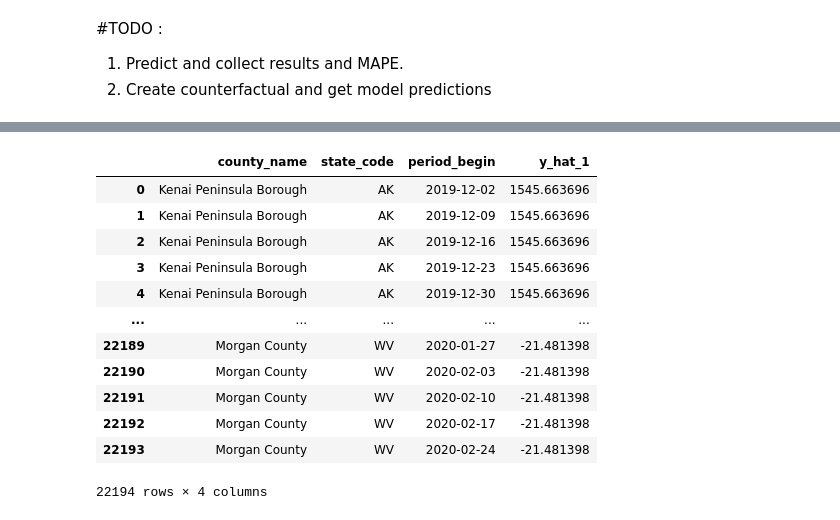
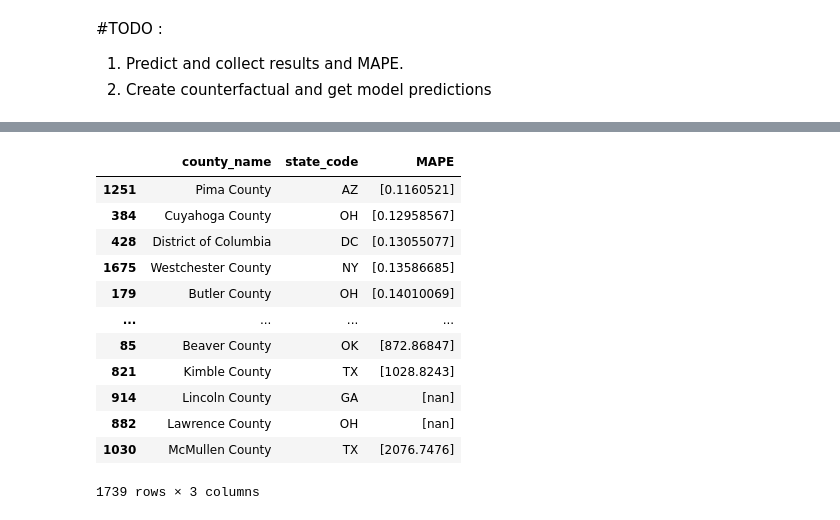
Before and after one commit to sparsha1644/HomePriceBeastNew, a Jupyter notebook: LSTM_EncoderDecoder.ipynb, the cells around one changed output, grey strips where cells are left out. Cells and saved outputs as stored; diff of their text form; code cells hidden in the pictures.

```diff
--- a/LSTM_EncoderDecoder.ipynb
+++ b/LSTM_EncoderDecoder.ipynb
@@ -641,19 +650,16 @@ np.mean(test_county_mape.MAPE)
 # %%
-test_county_mape
+test_county_mape.sort_values("MAPE")
+# %% [output]
+|  | county_name | state_code | MAPE |
+| 1251 | Pima County | AZ | [0.1160521] |
+| 384 | Cuyahoga County | OH | [0.12958567] |
+| 428 | District of Columbia | DC | [0.13055077] |
+| 1675 | Westchester County | NY | [0.13586685] |
+| 179 | Butler County | OH | [0.14010069] |
+| ... | ... | ... | ... |
+| 85 | Beaver County | OK | [872.86847] |
+| 821 | Kimble County | TX | [1028.8243] |
+| 914 | Lincoln County | GA | [nan] |
+| 882 | Lawrence County | OH | [nan] |
+| 1030 | McMullen County | TX | [2076.7476] |
+1739 rows × 3 columns
-# %%
-test_predicted_df_one_hop = get_prediction_result(X_test, y_test, test_label, best_model)
-test_predicted_df_one_hop_sub = test_predicted_df_one_hop[['county_name', 'state_code', 'period_begin', 'y_hat_1']]
-# %% [output]
-|  | county_name | state_code | period_begin | y_hat_1 |
-| 0 | Kenai Peninsula Borough | AK | 2019-12-02 | 1545.663696 |
-| 1 | Kenai Peninsula Borough | AK | 2019-12-09 | 1545.663696 |
-| 2 | Kenai Peninsula Borough | AK | 2019-12-16 | 1545.663696 |
-| 3 | Kenai Peninsula Borough | AK | 2019-12-23 | 1545.663696 |
-| 4 | Kenai Peninsula Borough | AK | 2019-12-30 | 1545.663696 |
-| ... | ... | ... | ... | ... |
-| 22189 | Morgan County | WV | 2020-01-27 | -21.481398 |
-| 22190 | Morgan County | WV | 2020-02-03 | -21.481398 |
-| 22191 | Morgan County | WV | 2020-02-10 | -21.481398 |
-| 22192 | Morgan County | WV | 2020-02-17 | -21.481398 |
-| 22193 | Morgan County | WV | 2020-02-24 | -21.481398 |
-22194 rows × 4 columns
```
Also changed, not shown: parts of 18 cells of this notebook, 17 other files.
